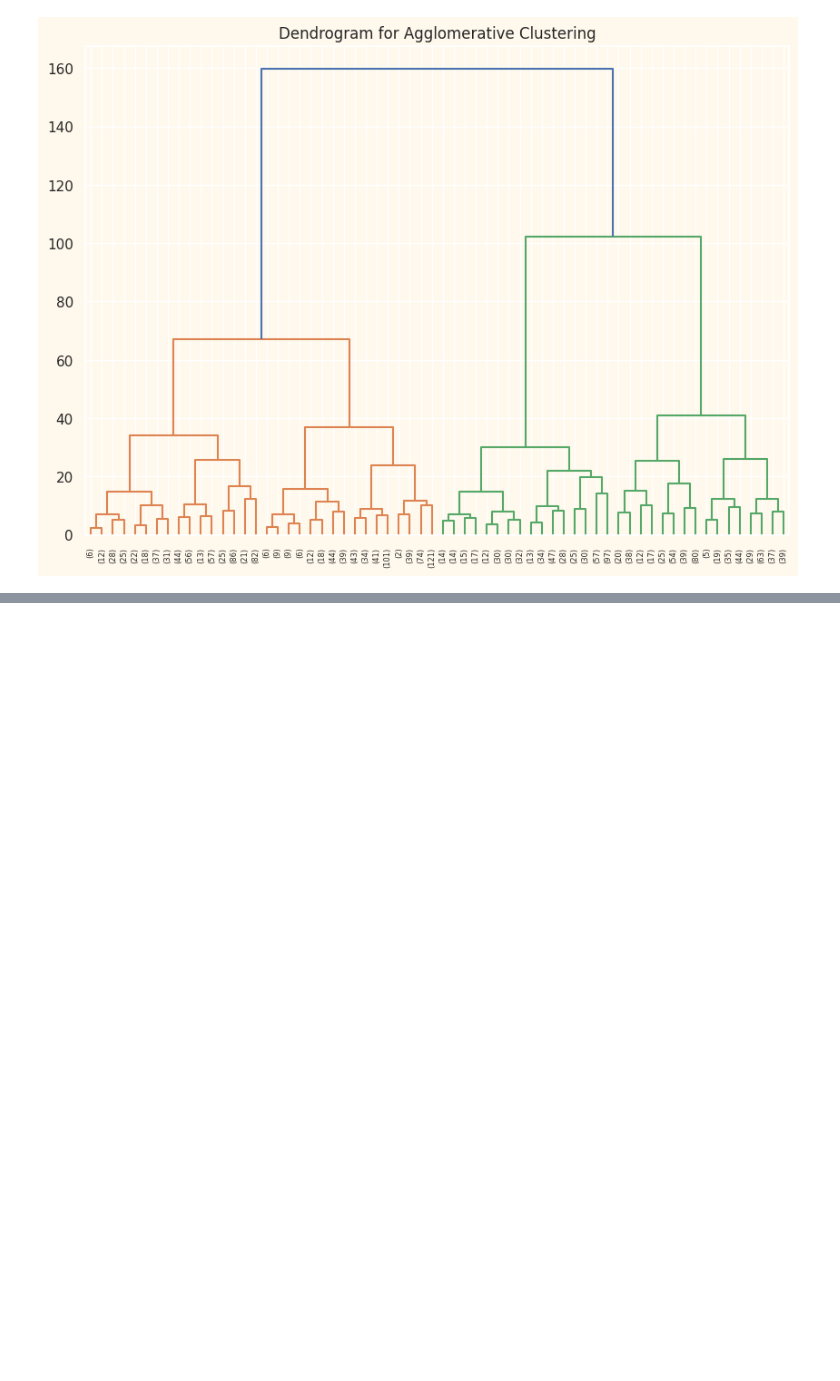
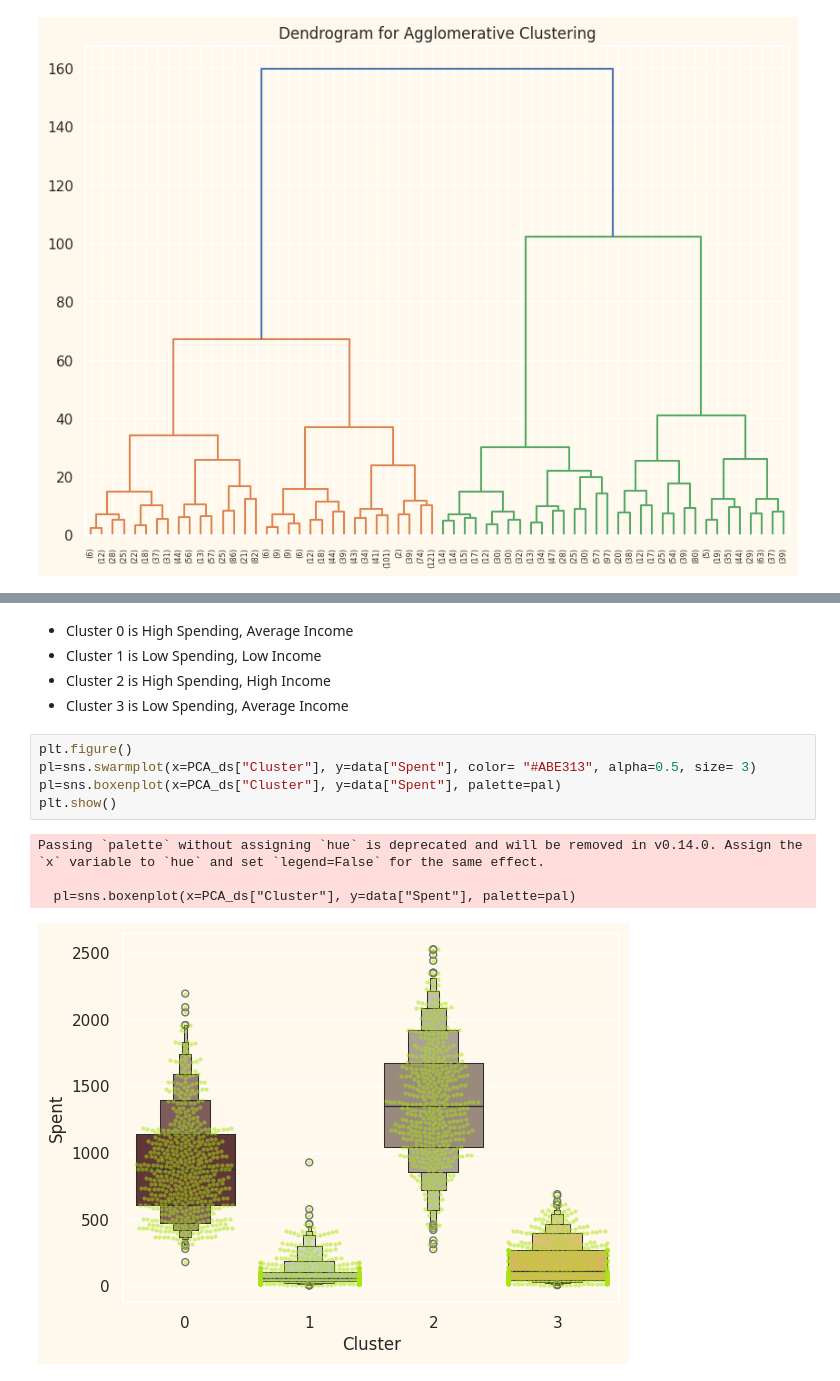
Before and after one commit to terrp/customer-personality, a Jupyter notebook: data_exploration.ipynb, the cells around one changed output, grey strips where cells are left out. Cells and saved outputs as stored; diff of their text form; blank space fills up the shorter version.

```diff
--- a/data_exploration.ipynb
+++ b/data_exploration.ipynb
@@ -319,0 +327,15 @@ plt.show()
+# %% [markdown]
+- Cluster 0 is  High Spending, Average Income
+- Cluster 1 is  Low Spending, Low Income
+- Cluster 2 is  High Spending, High Income
+- Cluster 3 is  Low Spending, Average Income
+# %%
+plt.figure()
+pl=sns.swarmplot(x=PCA_ds["Cluster"], y=data["Spent"], color= "#ABE313", alpha=0.5, size= 3)
+pl=sns.boxenplot(x=PCA_ds["Cluster"], y=data["Spent"], palette=pal)
+plt.show()
+# %% [output]
+Passing `palette` without assigning `hue` is deprecated and will be removed in v0.14.0. Assign the `x` variable to `hue` and set `legend=False` for the same effect.
+
+  pl=sns.boxenplot(x=PCA_ds["Cluster"], y=data["Spent"], palette=pal)
+[figure, added]
```
Also changed, not shown: parts of 12 cells of this notebook, 2 other files.
